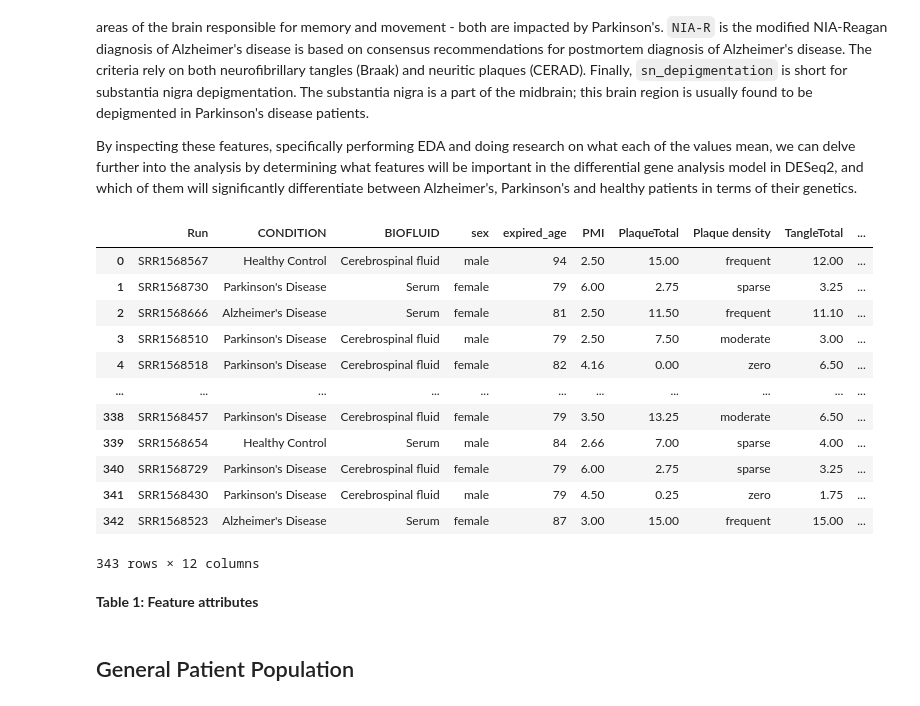
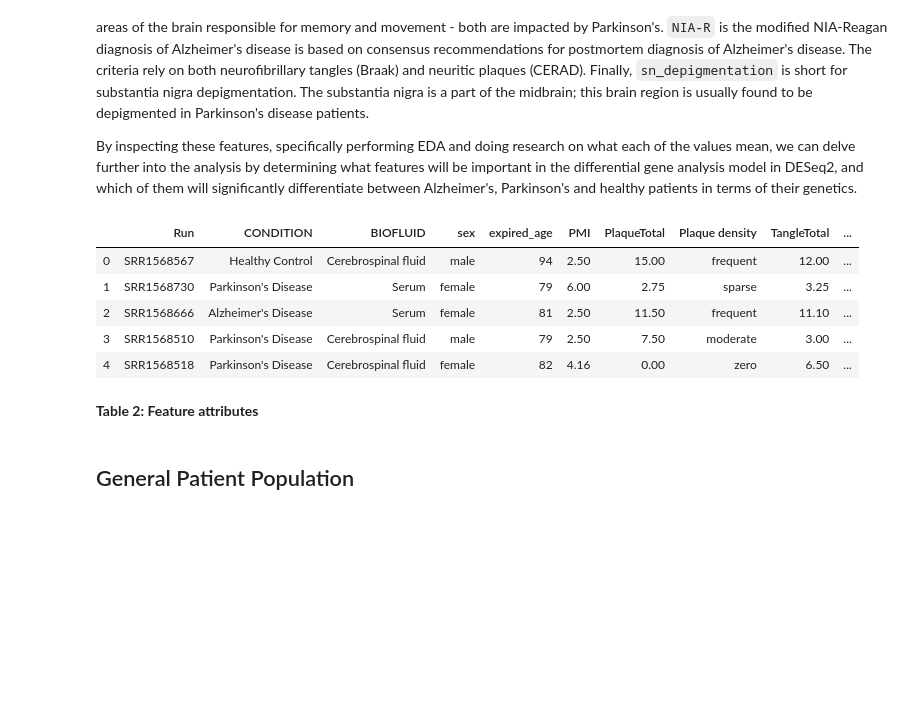
Before and after one commit to sksamra/DSC180B_B04_Capstone, a Jupyter notebook: notebooks/report.ipynb, the cells around one changed output. Cells and saved outputs as stored; diff of their text form; code cells hidden in the pictures; blank space fills up the shorter version.

```diff
--- a/notebooks/report.ipynb
+++ b/notebooks/report.ipynb
@@ -194,26 +204,18 @@ Finally, `sn_depigmentation` is short for substantia nigra depigmentation. The s
 
 By inspecting these features, specifically performing EDA and doing research on what each of the values mean, we can delve further into the analysis by determining what features will be important in the differential gene analysis model in DESeq2, and which of them will significantly differentiate between Alzheimer's, Parkinson's and healthy patients in terms of their genetics.
 # %%
-sra = pd.read_csv("../data/raw/exRNA_Atlas_CORE_Results.csv", index_col=0)
 
-display(sra[["Run", "CONDITION", "BIOFLUID", "sex", 'expired_age', 'PMI', 'PlaqueTotal', 'Plaque density', 'TangleTotal', 'Braak score', 'LB Stage', 'sn_depigmentation']])
+display(sra[["Run", "CONDITION", "BIOFLUID", "sex", 'expired_age', 'PMI', 'PlaqueTotal', 'Plaque density', 'TangleTotal', 'Braak score', 'LB Stage']].head(5))
 display(HTML("<b>Table "+str(tableNum)+": Feature attributes</b>"))
 tableNum += 1
 # %% [output]
 |  | Run | CONDITION | BIOFLUID | sex | expired_age | PMI | PlaqueTotal | Plaque density | TangleTotal | ... |
 | 0 | SRR1568567 | Healthy Control | Cerebrospinal fluid | male | 94 | 2.50 | 15.00 | frequent | 12.00 | ... |
 | 1 | SRR1568730 | Parkinson's Disease | Serum | female | 79 | 6.00 | 2.75 | sparse | 3.25 | ... |
 | 2 | SRR1568666 | Alzheimer's Disease | Serum | female | 81 | 2.50 | 11.50 | frequent | 11.10 | ... |
 | 3 | SRR1568510 | Parkinson's Disease | Cerebrospinal fluid | male | 79 | 2.50 | 7.50 | moderate | 3.00 | ... |
 | 4 | SRR1568518 | Parkinson's Disease | Cerebrospinal fluid | female | 82 | 4.16 | 0.00 | zero | 6.50 | ... |
-| ... | ... | ... | ... | ... | ... | ... | ... | ... | ... | ... |
-| 338 | SRR1568457 | Parkinson's Disease | Cerebrospinal fluid | female | 79 | 3.50 | 13.25 | moderate | 6.50 | ... |
-| 339 | SRR1568654 | Healthy Control | Serum | male | 84 | 2.66 | 7.00 | sparse | 4.00 | ... |
-| 340 | SRR1568729 | Parkinson's Disease | Cerebrospinal fluid | female | 79 | 6.00 | 2.75 | sparse | 3.25 | ... |
-| 341 | SRR1568430 | Parkinson's Disease | Cerebrospinal fluid | male | 79 | 4.50 | 0.25 | zero | 1.75 | ... |
-| 342 | SRR1568523 | Alzheimer's Disease | Serum | female | 87 | 3.00 | 15.00 | frequent | 15.00 | ... |
-343 rows × 12 columns
-Table 1: Feature attributes
+Table 2: Feature attributes
 # %% [markdown]
 ## General Patient Population
 # %% [markdown]
```
Also changed, not shown: parts of 44 cells of this notebook.
